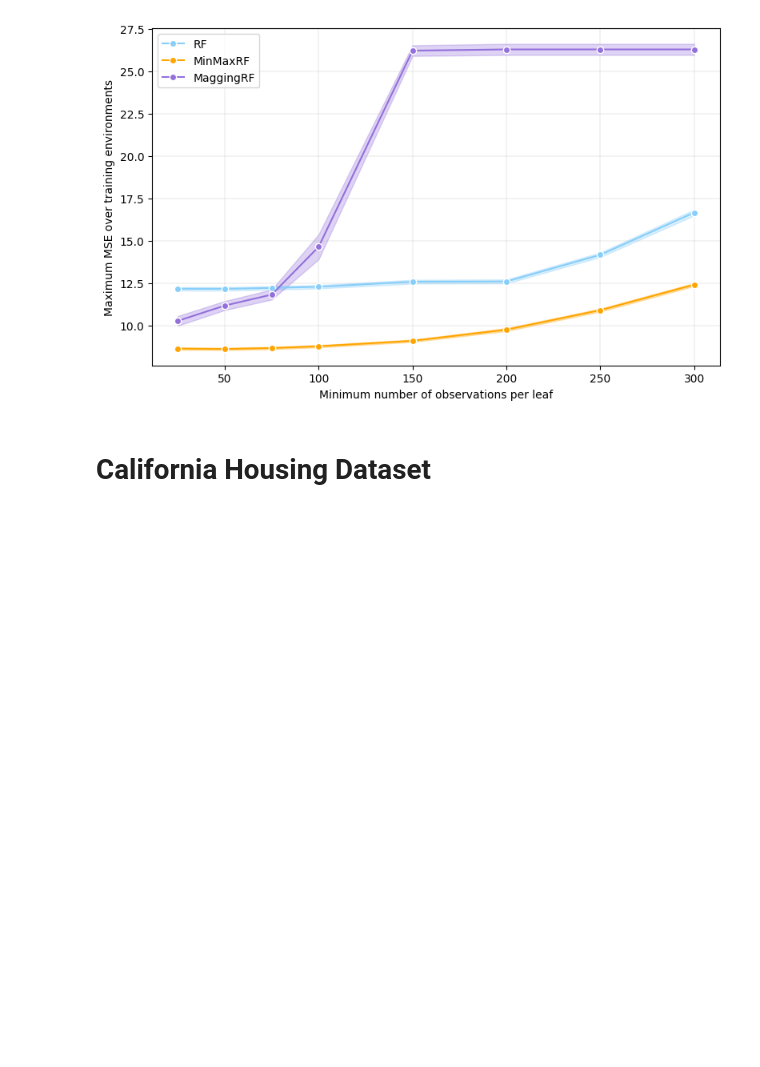
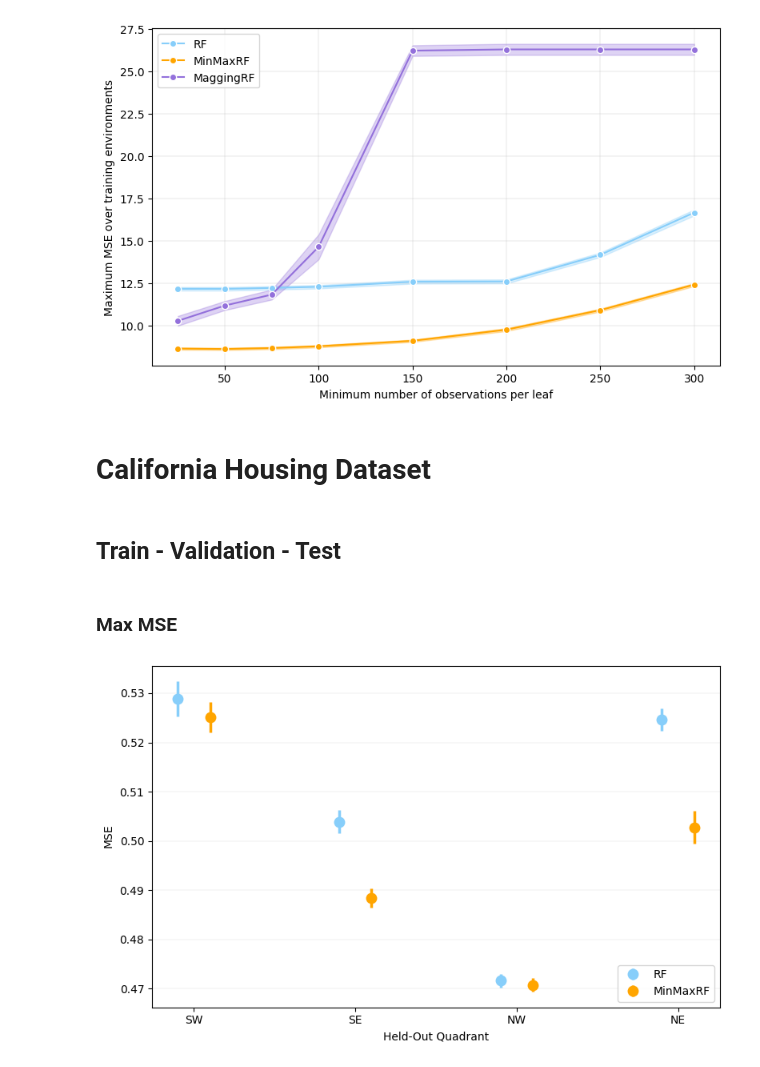
Before and after one commit to francescofreni/nldg, a Jupyter notebook: experiments/results_rf.ipynb, the cells around one changed output. Saved outputs shown, nothing was run; the diff lists cells and outputs as text; code cells hidden in the pictures; blank space fills up the shorter version.

```diff
--- a/experiments/results_rf.ipynb
+++ b/experiments/results_rf.ipynb
@@ -117,3 +117,19 @@ plot_max_mse_msl(max_mse_msl_df, saveplot=True)
 [figure]
 # %% [markdown]
 # California Housing Dataset
+# %% [markdown]
+## Train - Validation - Test
+# %% [markdown]
+### Max MSE
+# %%
+notebook_dir = os.getcwd()
+parent_dir = os.path.abspath(os.path.join(notebook_dir, ".."))
+results_dir = os.path.join(parent_dir, "results")
+analysis_results_dir = os.path.join(results_dir, "output_data_housing_rf")
+main_metrics_path = os.path.join(analysis_results_dir, "main_metrics.csv")
+main_metrics_df = pd.read_csv(main_metrics_path)
+# main_metrics_df
+# %%
+plot_main_metrics(main_metrics_df, saveplot=True)
+# %% [output]
+[figure, added]
```
Also changed, not shown: parts of 5 cells of this notebook, 2 other files.
